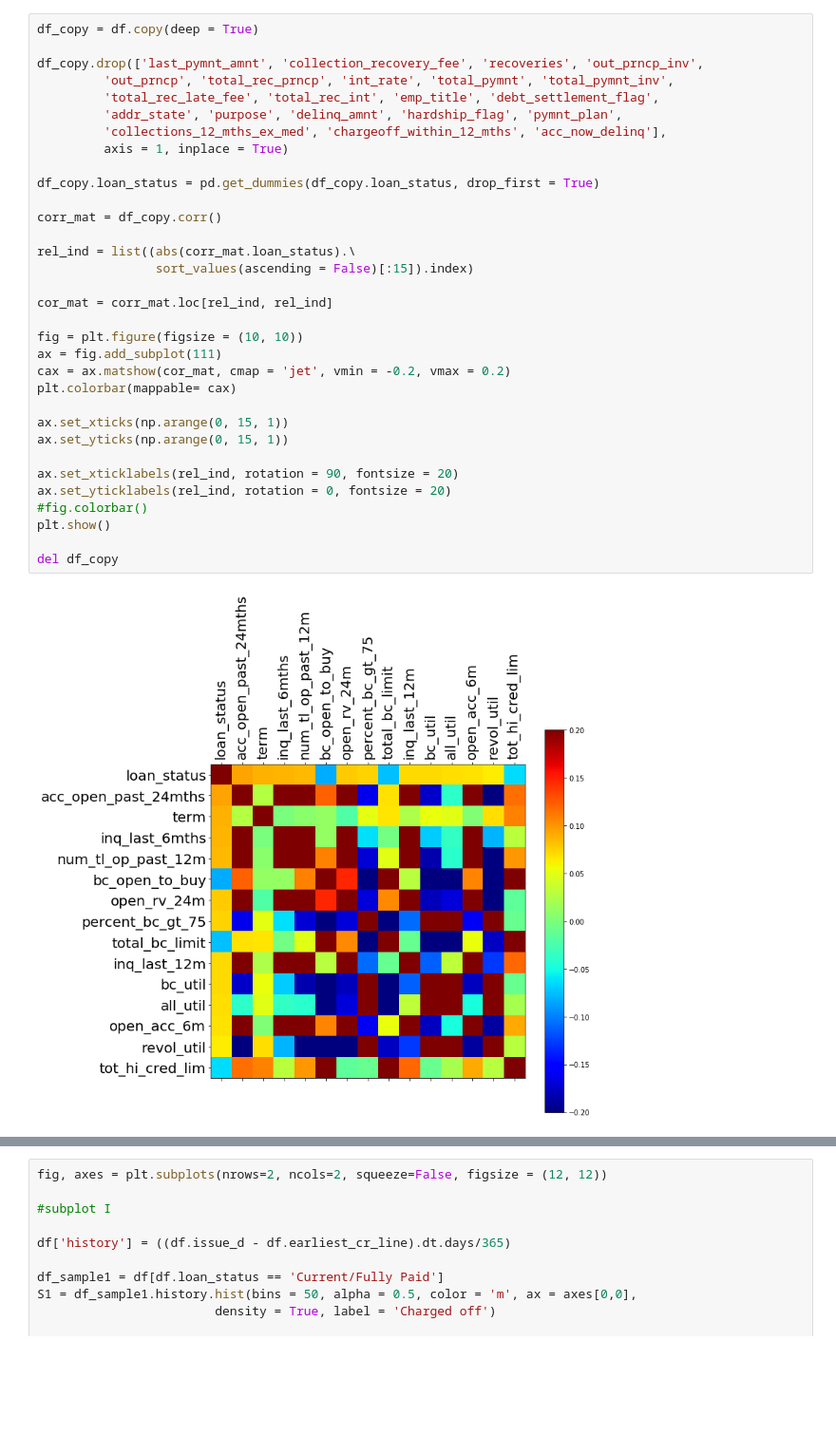
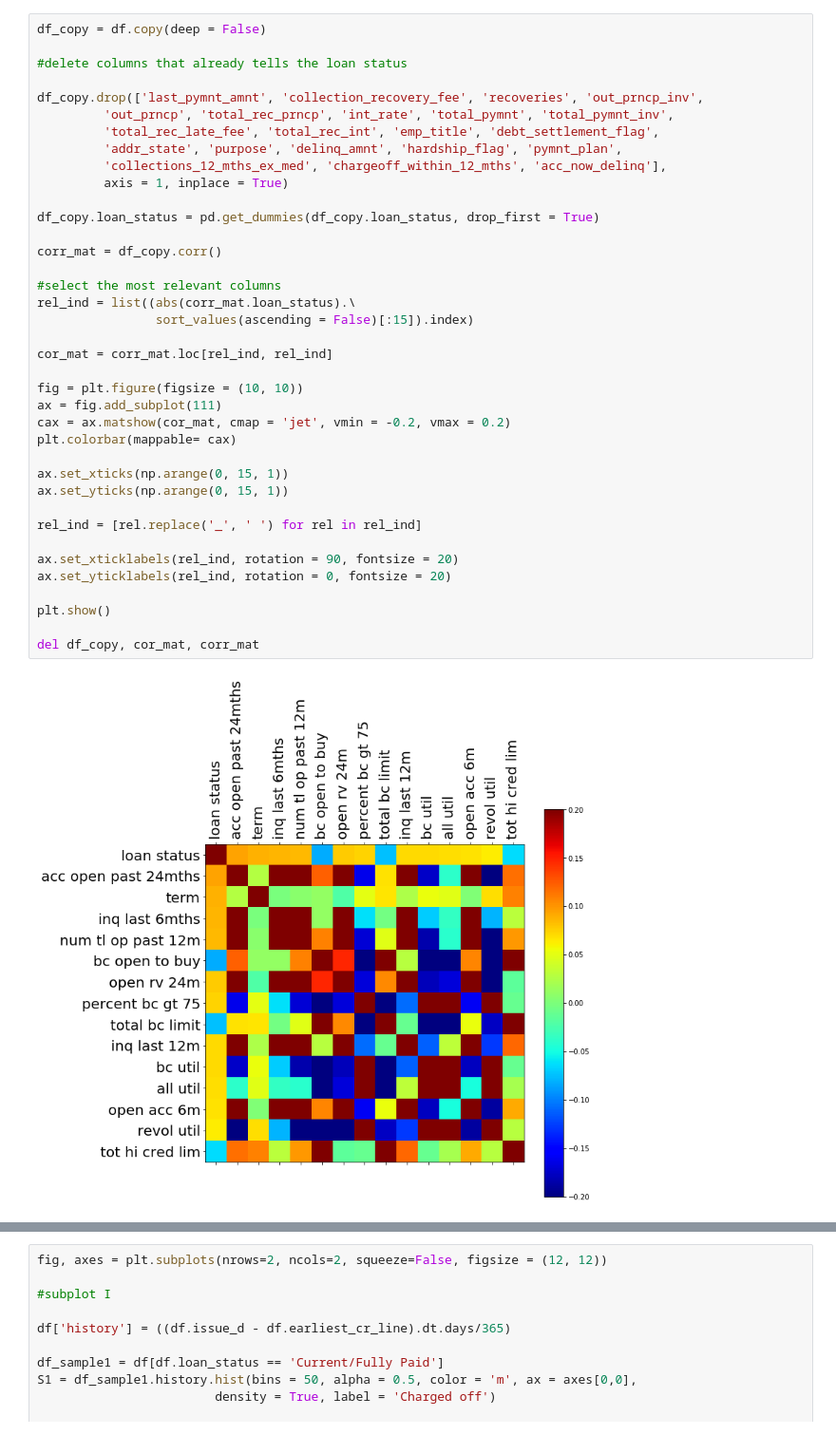
Before and after one commit to lekhnath12/CAPSTONE_II, a Jupyter notebook: Capstone_II_EDA.ipynb, the cells around one changed output, grey strips where cells are left out. Shown: that part at 95% size. Drawn from its saved outputs; the diff is of its cells as text; blank space fills up the shorter version.

```diff
--- a/Capstone_II_EDA.ipynb
+++ b/Capstone_II_EDA.ipynb
@@ -168,35 +172,40 @@ plt.show()
 # %%
-df_copy = df.copy(deep = True)
+df_copy = df.copy(deep = False)
+
+#delete columns that already tells the loan status
 
 df_copy.drop(['last_pymnt_amnt', 'collection_recovery_fee', 'recoveries', 'out_prncp_inv',
          'out_prncp', 'total_rec_prncp', 'int_rate', 'total_pymnt', 'total_pymnt_inv',
          'total_rec_late_fee', 'total_rec_int', 'emp_title', 'debt_settlement_flag',
          'addr_state', 'purpose', 'delinq_amnt', 'hardship_flag', 'pymnt_plan',
          'collections_12_mths_ex_med', 'chargeoff_within_12_mths', 'acc_now_delinq'],
          axis = 1, inplace = True)
 
 df_copy.loan_status = pd.get_dummies(df_copy.loan_status, drop_first = True)
 
 corr_mat = df_copy.corr()
 
+#select the most relevant columns
 rel_ind = list((abs(corr_mat.loan_status).\
                 sort_values(ascending = False)[:15]).index)
 
 cor_mat = corr_mat.loc[rel_ind, rel_ind]
 
 fig = plt.figure(figsize = (10, 10))
 ax = fig.add_subplot(111)
 cax = ax.matshow(cor_mat, cmap = 'jet', vmin = -0.2, vmax = 0.2)
 plt.colorbar(mappable= cax)
 
 ax.set_xticks(np.arange(0, 15, 1))
 ax.set_yticks(np.arange(0, 15, 1))
 
+rel_ind = [rel.replace('_', ' ') for rel in rel_ind]
+
 ax.set_xticklabels(rel_ind, rotation = 90, fontsize = 20)
 ax.set_yticklabels(rel_ind, rotation = 0, fontsize = 20)
-#fig.colorbar()
+
 plt.show()
 
-del df_copy
+del df_copy, cor_mat, corr_mat
 # %% [output]
-[figure, old version]
+[figure, new version]
```
Also changed, not shown: parts of 30 cells of this notebook.
